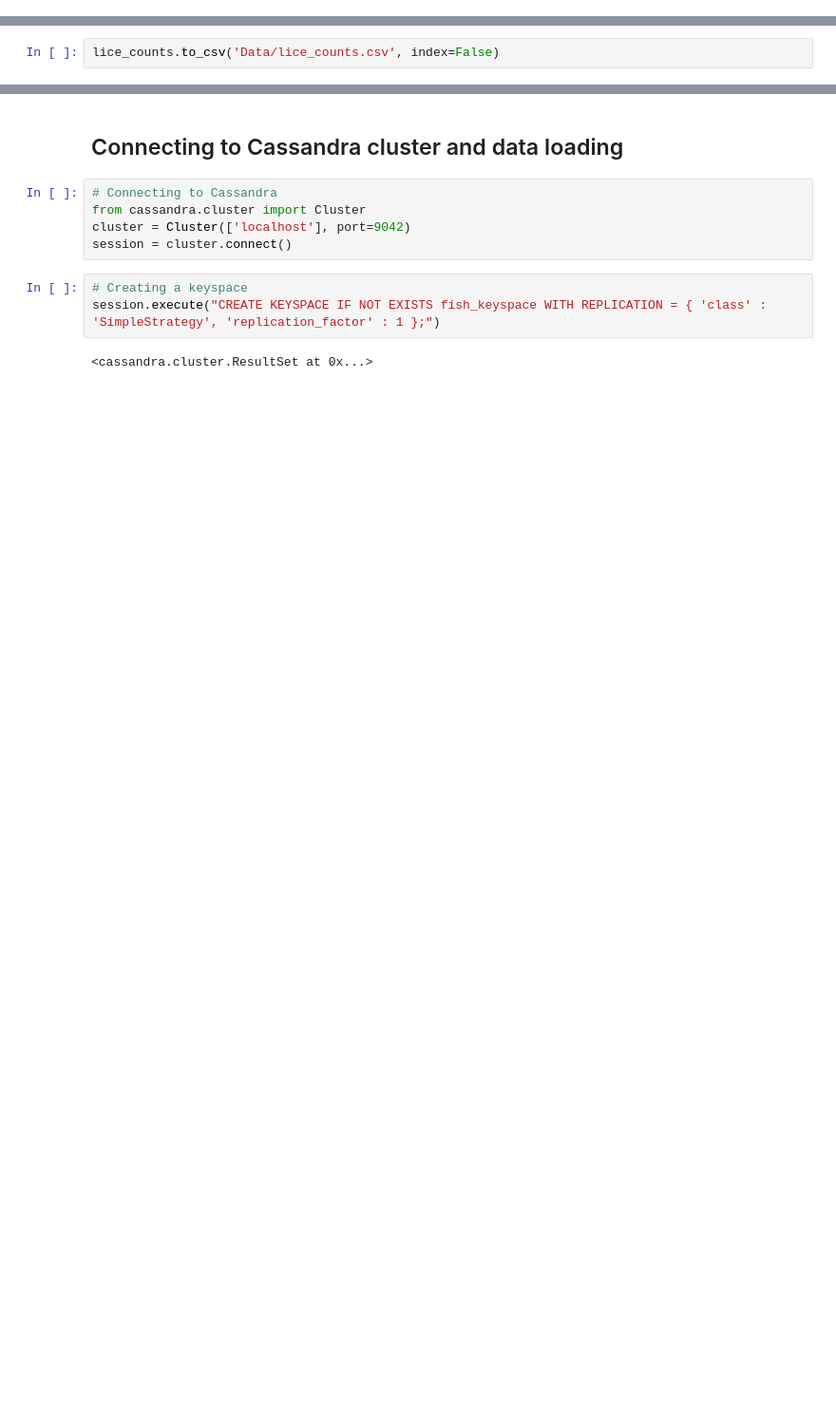
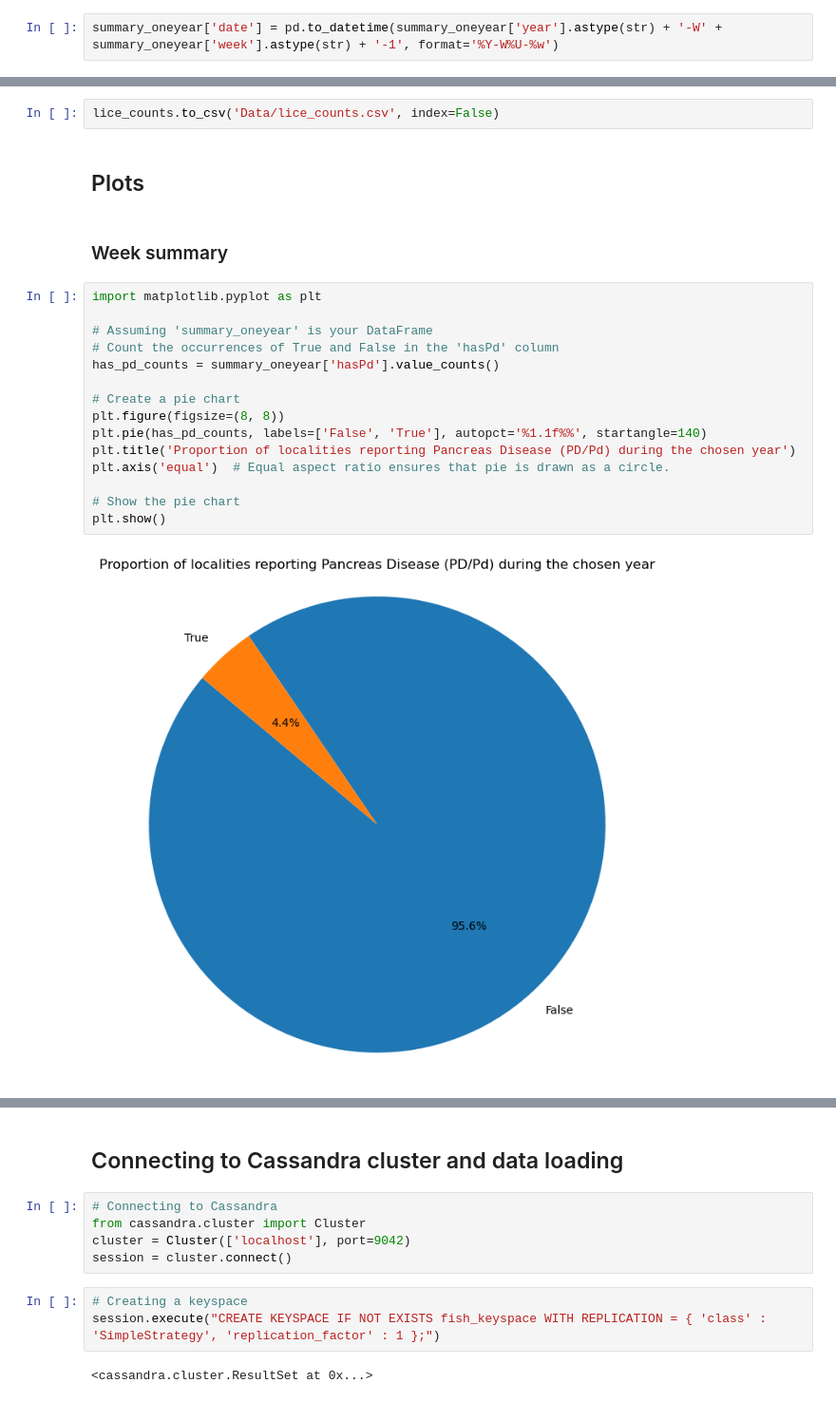
Before and after one commit to ivholmlu/D2D, a Jupyter notebook: DataSources.ipynb, the cells around one changed output, grey strips where cells are left out. Shown: that part at 95% size. Drawn from its saved outputs; the diff is of its cells as text; blank space fills up the shorter version.

Commit message:
fe : added plots

```diff
--- a/DataSources.ipynb
+++ b/DataSources.ipynb
@@ -168,0 +188,2 @@ summary_oneyear.shape
+# %%
+summary_oneyear['date'] = pd.to_datetime(summary_oneyear['year'].astype(str) + '-W' + summary_oneyear['week'].astype(str) + '-1', format='%Y-W%U-%w')
@@ -235,3 +280,24 @@ def get_lice_counts(token, weeks_df, locality=32277):
 lice_counts = get_lice_counts(token, weeks_df)
 # %%
 lice_counts.to_csv('Data/lice_counts.csv', index=False)
+# %% [markdown]
+<h2>Plots</h2>
+# %% [markdown]
+<h3>Week summary</h3>
+# %%
+import matplotlib.pyplot as plt
+
+# Assuming 'summary_oneyear' is your DataFrame
+# Count the occurrences of True and False in the 'hasPd' column
+has_pd_counts = summary_oneyear['hasPd'].value_counts()
+
+# Create a pie chart
+plt.figure(figsize=(8, 8))
+plt.pie(has_pd_counts, labels=['False', 'True'], autopct='%1.1f%%', startangle=140)
+plt.title('Proportion of localities reporting Pancreas Disease (PD/Pd) during the chosen year')
+plt.axis('equal')  # Equal aspect ratio ensures that pie is drawn as a circle.
+
+# Show the pie chart
+plt.show()
+# %% [output]
+[figure, added]
```
Also changed, not shown: parts of 12 cells of this notebook, 2 other files.
